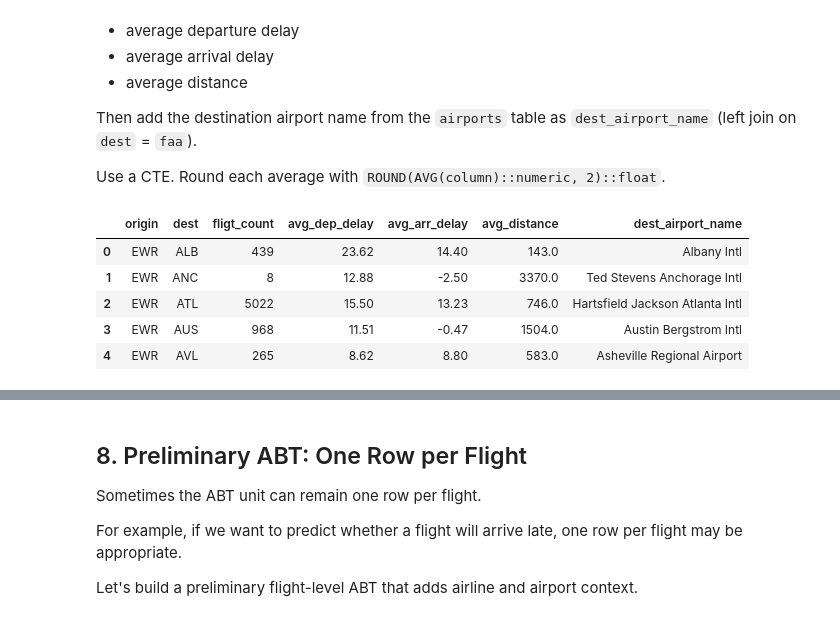
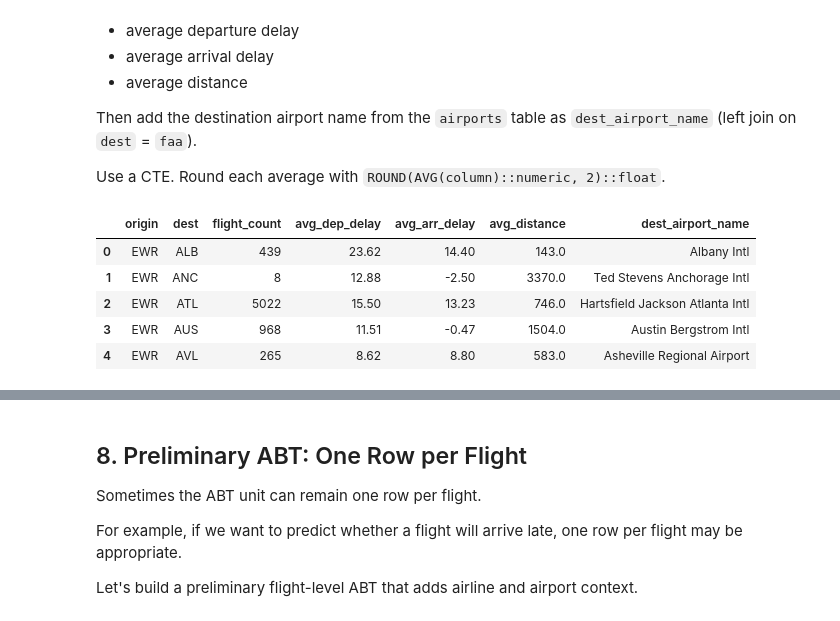
Before and after one commit to BenMLaw/ban6003-week-09-10-BenMLaw, a Jupyter notebook: notebooks/module10_sql_joins_abt_guided_lab.ipynb, the cells around one changed output, grey strips where cells are left out. Drawn from its saved outputs; the diff is of its cells as text; code cells hidden in the pictures.

```diff
--- a/notebooks/module10_sql_joins_abt_guided_lab.ipynb
+++ b/notebooks/module10_sql_joins_abt_guided_lab.ipynb
@@ -677,31 +677,31 @@ Use a CTE. Round each average with `ROUND(AVG(column)::numeric, 2)::float`.
 # %%
 # Your Turn 4
 
 query = '''
 WITH route_summary AS (
     SELECT
         origin,
         dest,
-        COUNT(*) AS fligt_count,
+        COUNT(*) AS flight_count,
         ROUND(AVG(dep_delay)::numeric, 2)::float AS avg_dep_delay,
         ROUND(AVG(arr_delay)::numeric, 2)::float AS avg_arr_delay,
         ROUND(AVG(distance)::numeric, 2)::float AS avg_distance
     FROM flights
     GROUP BY origin, dest
 )
 SELECT
     rs.*,
     ap.name AS dest_airport_name
 FROM route_summary AS rs
 LEFT JOIN airports AS ap
     ON rs.dest = ap.faa
 ORDER BY rs.origin, rs.dest;
 '''
 
 route_abt = run_query(query, engine)
 route_abt.head()
 # %% [output]
-|  | origin | dest | fligt_count | avg_dep_delay | avg_arr_delay | avg_distance | dest_airport_name |
+|  | origin | dest | flight_count | avg_dep_delay | avg_arr_delay | avg_distance | dest_airport_name |
 | 0 | EWR | ALB | 439 | 23.62 | 14.40 | 143.0 | Albany Intl |
 | 1 | EWR | ANC | 8 | 12.88 | -2.50 | 3370.0 | Ted Stevens Anchorage Intl |
 | 2 | EWR | ATL | 5022 | 15.50 | 13.23 | 746.0 | Hartsfield Jackson Atlanta Intl |
```
Also changed, not shown: parts of 5 cells of this notebook.
